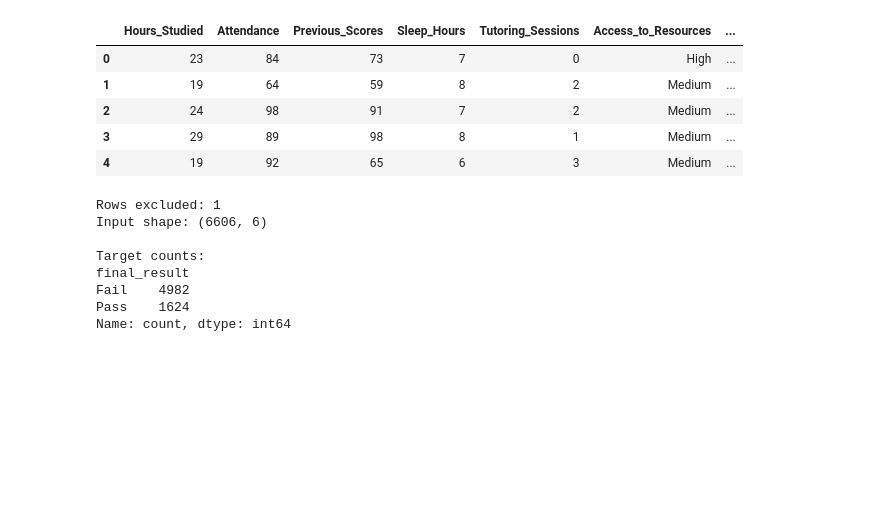
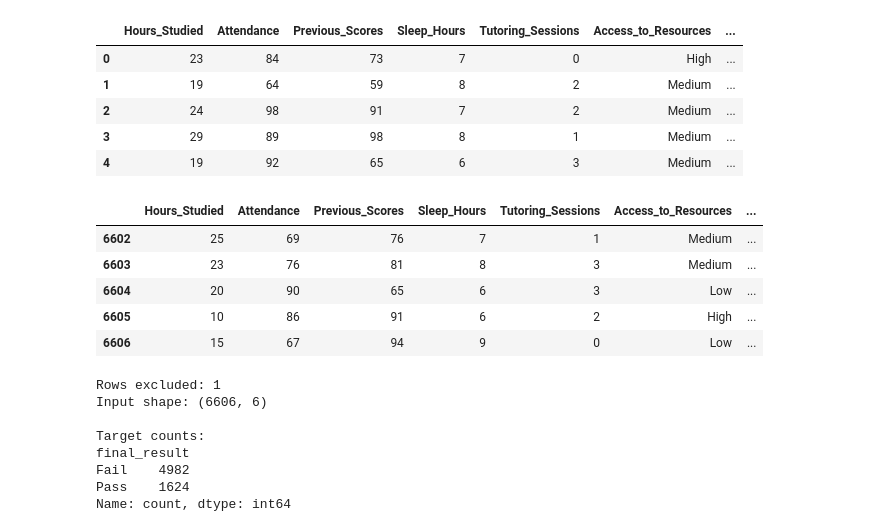
Before and after one commit to RariRaj/student-performance-prediction, a Jupyter notebook: notebooks/analysis.ipynb, the cells around one changed output. Saved outputs shown, nothing was run; the diff lists cells and outputs as text; code cells hidden in the pictures; blank space fills up the shorter version.

```diff
--- a/notebooks/analysis.ipynb
+++ b/notebooks/analysis.ipynb
@@ -390,6 +398,15 @@ model_df.head(5)
 | 2 | 24 | 98 | 91 | 7 | 2 | Medium | ... |
 | 3 | 29 | 89 | 98 | 8 | 1 | Medium | ... |
 | 4 | 19 | 92 | 65 | 6 | 3 | Medium | ... |
+# %%
+model_df.tail(5)
+# %% [output]
+|  | Hours_Studied | Attendance | Previous_Scores | Sleep_Hours | Tutoring_Sessions | Access_to_Resources | ... |
+| 6602 | 25 | 69 | 76 | 7 | 1 | Medium | ... |
+| 6603 | 23 | 76 | 81 | 8 | 3 | Medium | ... |
+| 6604 | 20 | 90 | 65 | 6 | 3 | Low | ... |
+| 6605 | 10 | 86 | 91 | 6 | 2 | High | ... |
+| 6606 | 15 | 67 | 94 | 9 | 0 | Low | ... |
 # %%
 # Separate inputs from the target.
 X = model_df[FEATURE_COLUMNS].copy()
```
Also changed, not shown: parts of 4 cells of this notebook.
